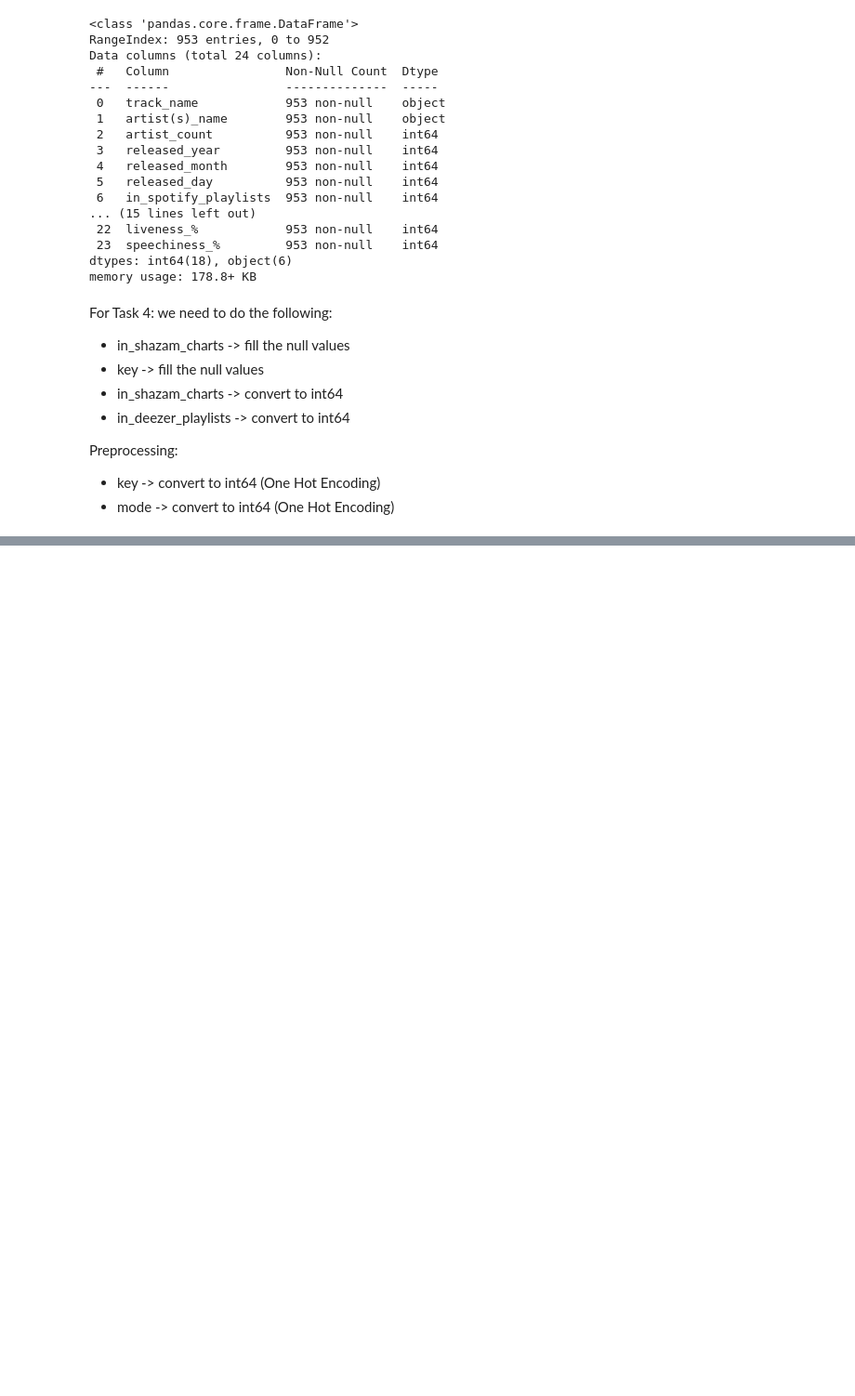
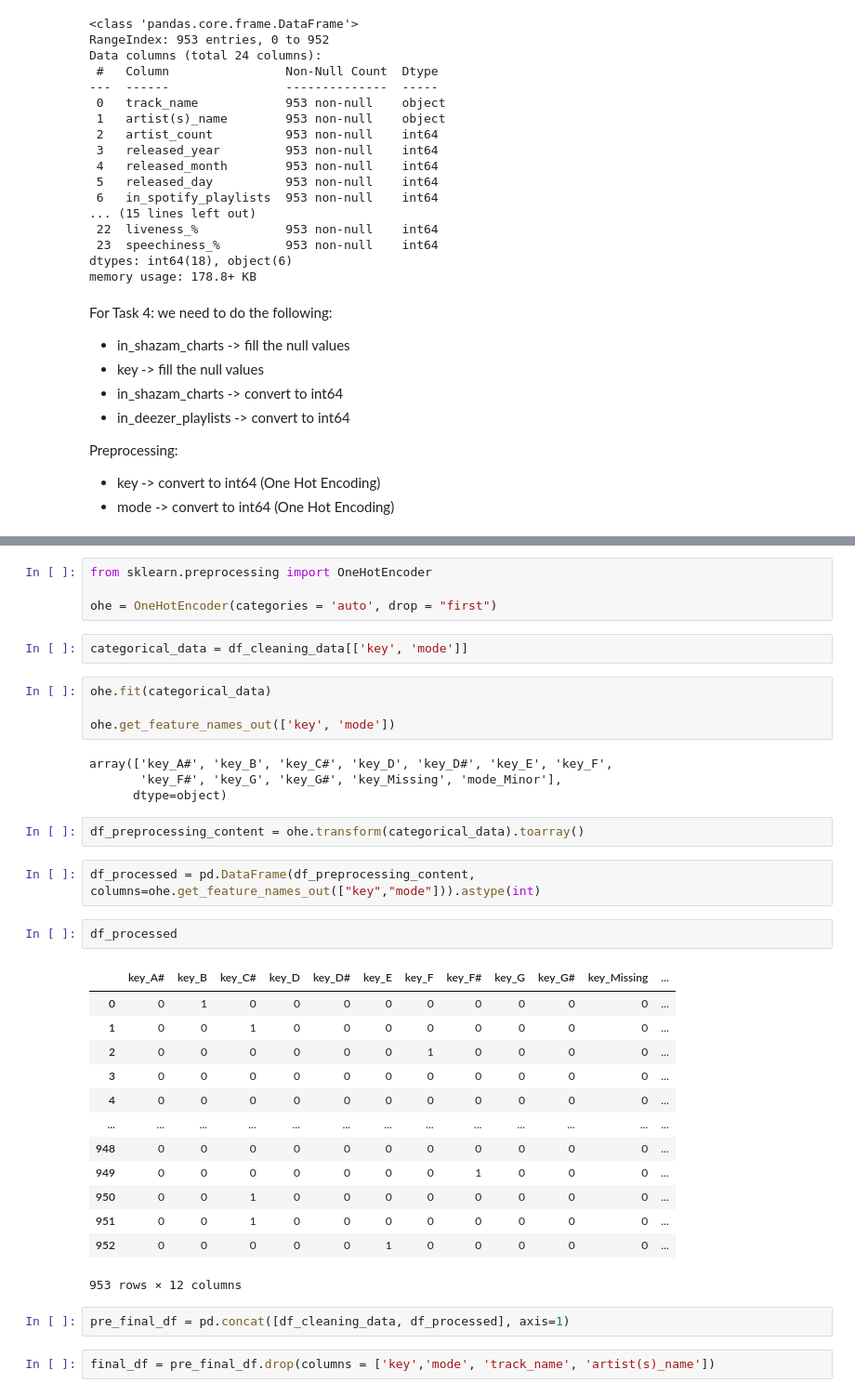
Before and after one commit to Sabaawi7/SpotifyProject, a Jupyter notebook: solution_assignment.ipynb, the cells around one changed output, grey strips where cells are left out. Shown: that part at 93% size. Drawn from its saved outputs; the diff is of its cells as text; blank space fills up the shorter version.

```diff
--- a/solution_assignment.ipynb
+++ b/solution_assignment.ipynb
@@ -168,0 +201,38 @@ Preprocessing:
+# %%
+from sklearn.preprocessing import OneHotEncoder
+
+ohe = OneHotEncoder(categories = 'auto', drop = "first")
+# %%
+categorical_data = df_cleaning_data[['key', 'mode']]
+# %%
+ohe.fit(categorical_data)
+
+ohe.get_feature_names_out(['key', 'mode'])
+# %% [output]
+array(['key_A#', 'key_B', 'key_C#', 'key_D', 'key_D#', 'key_E', 'key_F',
+       'key_F#', 'key_G', 'key_G#', 'key_Missing', 'mode_Minor'],
+      dtype=object)
+# %%
+df_preprocessing_content = ohe.transform(categorical_data).toarray()
+# %%
+df_processed = pd.DataFrame(df_preprocessing_content, columns=ohe.get_feature_names_out(["key","mode"])).astype(int)
+# %%
+df_processed
+# %% [output]
+|  | key_A# | key_B | key_C# | key_D | key_D# | key_E | key_F | key_F# | key_G | key_G# | key_Missing | ... |
+| 0 | 0 | 1 | 0 | 0 | 0 | 0 | 0 | 0 | 0 | 0 | 0 | ... |
+| 1 | 0 | 0 | 1 | 0 | 0 | 0 | 0 | 0 | 0 | 0 | 0 | ... |
+| 2 | 0 | 0 | 0 | 0 | 0 | 0 | 1 | 0 | 0 | 0 | 0 | ... |
+| 3 | 0 | 0 | 0 | 0 | 0 | 0 | 0 | 0 | 0 | 0 | 0 | ... |
+| 4 | 0 | 0 | 0 | 0 | 0 | 0 | 0 | 0 | 0 | 0 | 0 | ... |
+| ... | ... | ... | ... | ... | ... | ... | ... | ... | ... | ... | ... | ... |
+| 948 | 0 | 0 | 0 | 0 | 0 | 0 | 0 | 0 | 0 | 0 | 0 | ... |
+| 949 | 0 | 0 | 0 | 0 | 0 | 0 | 0 | 1 | 0 | 0 | 0 | ... |
+| 950 | 0 | 0 | 1 | 0 | 0 | 0 | 0 | 0 | 0 | 0 | 0 | ... |
+| 951 | 0 | 0 | 1 | 0 | 0 | 0 | 0 | 0 | 0 | 0 | 0 | ... |
+| 952 | 0 | 0 | 0 | 0 | 0 | 1 | 0 | 0 | 0 | 0 | 0 | ... |
+953 rows × 12 columns
+# %%
+pre_final_df = pd.concat([df_cleaning_data, df_processed], axis=1)
+# %%
+final_df = pre_final_df.drop(columns = ['key','mode', 'track_name', 'artist(s)_name'])
```
Also changed, not shown: parts of 10 cells of this notebook.
